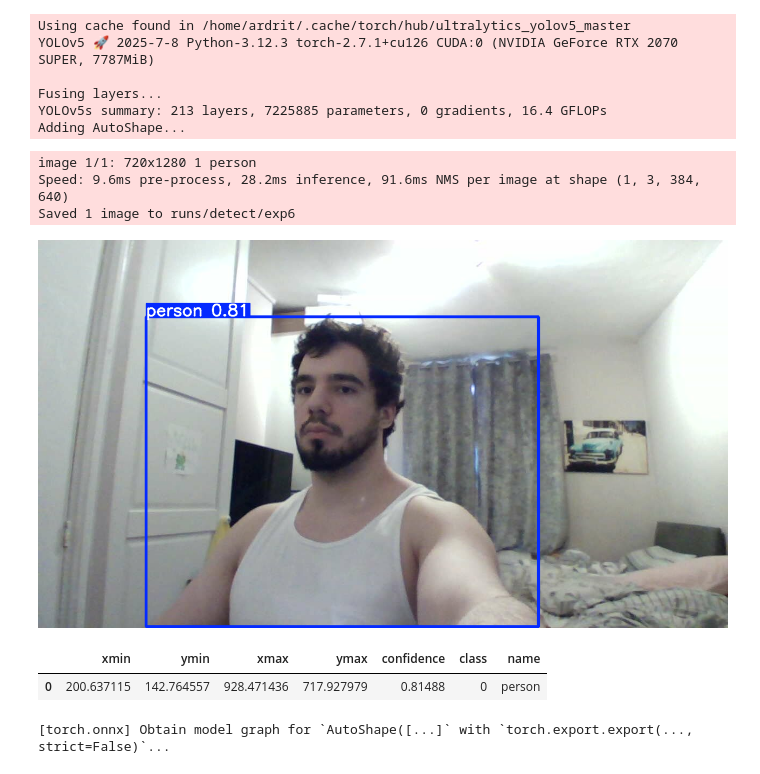
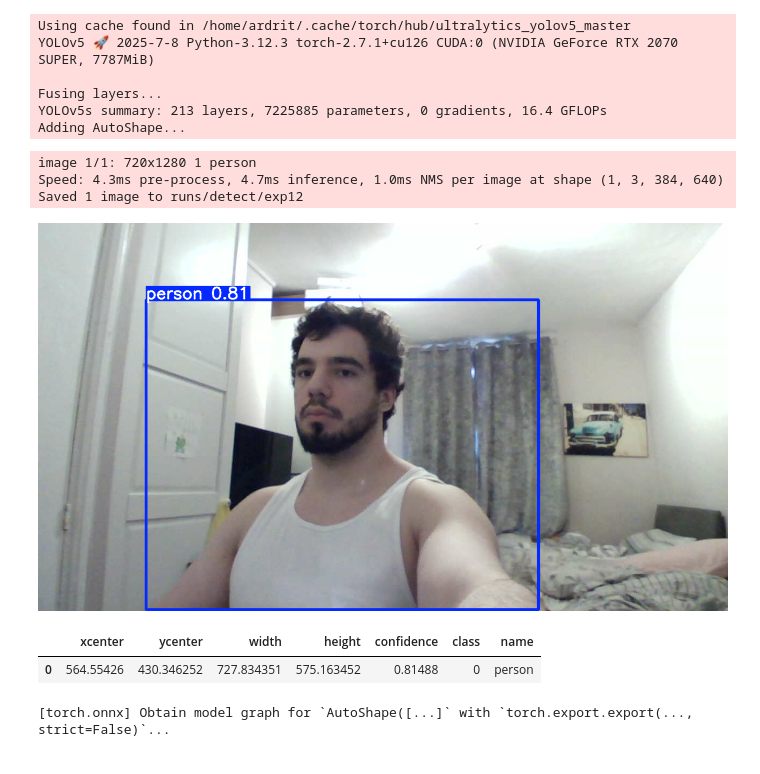
Before and after one commit to Ardrito/ComputerVision, a Jupyter notebook: yolo_inf.ipynb, the cells around one changed output. Saved outputs shown, nothing was run; the diff lists cells and outputs as text; code cells hidden in the pictures.

```diff
--- a/yolo_inf.ipynb
+++ b/yolo_inf.ipynb
@@ -66,21 +66,21 @@ Adding AutoShape...
 # %%
 
 
 results = model("test.jpg")
 
 results.print()
 results.save()  # or .show()
 results.show()
 
 results.xyxy[0]  # img1 predictions (tensor)
-results.pandas().xyxy[0]
+results.pandas().xywh[0]
 # %% [output]
 image 1/1: 720x1280 1 person
-Speed: 9.6ms pre-process, 28.2ms inference, 91.6ms NMS per image at shape (1, 3, 384, 640)
-Saved 1 image to runs/detect/exp6
+Speed: 4.3ms pre-process, 4.7ms inference, 1.0ms NMS per image at shape (1, 3, 384, 640)
+Saved 1 image to runs/detect/exp12
 [figure]
-|  | xmin | ymin | xmax | ymax | confidence | class | name |
-| 0 | 200.637115 | 142.764557 | 928.471436 | 717.927979 | 0.81488 | 0 | person |
+|  | xcenter | ycenter | width | height | confidence | class | name |
+| 0 | 564.55426 | 430.346252 | 727.834351 | 575.163452 | 0.81488 | 0 | person |
 # %%
 # Example dummy input (change this shape to match your model's input)
 dummy_input = torch.randn(1, 3, 224, 224)
```
Also changed, not shown: 11 other files.
